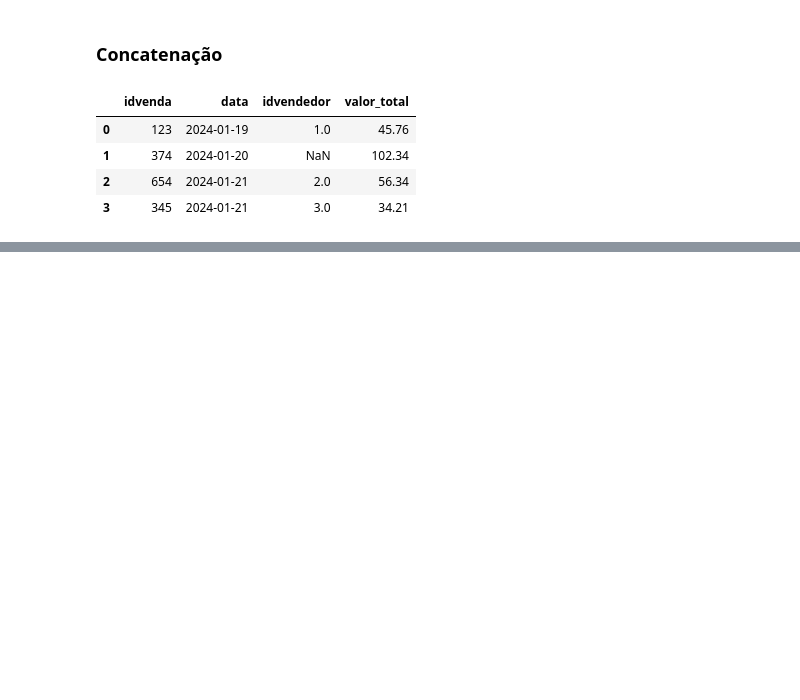
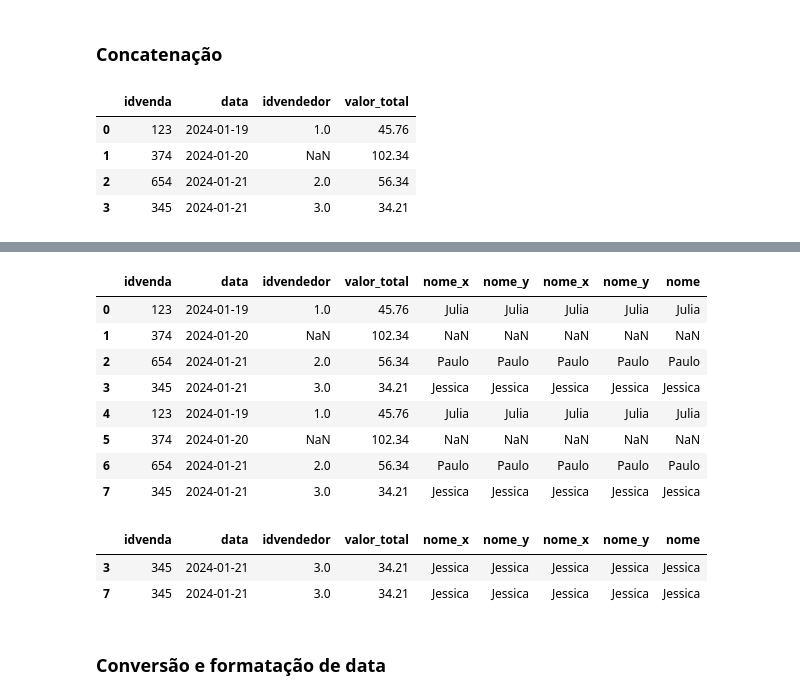
Before and after one commit to DanRelief/DanRelief, a Jupyter notebook: Pandas.ipynb, the cells around one changed output, grey strips where cells are left out. Saved outputs shown, nothing was run; the diff lists cells and outputs as text; code cells hidden in the pictures; blank space fills up the shorter version.

```diff
--- a/Pandas.ipynb
+++ b/Pandas.ipynb
@@ -1394,3 +1394,10 @@ df1
 | 1 | 374 | 2024-01-20 | NaN | 102.34 |
 | 2 | 654 | 2024-01-21 | 2.0 | 56.34 |
 | 3 | 345 | 2024-01-21 | 3.0 | 34.21 |
+# %%
+data= {'idvenda': [123, 374, 654, 345],
+       'data': ['2024-01-19', '2024-01-20', '2024-01-21', '2024-01-21'],
+       'idvendedor': [1, np.nan, 2, 3],
+       'valor_total': [45.76, 102.34, 56.34, 34.21]} #dicionário com informações
+df2 = pd.DataFrame.from_dict(data) #variável que recebe o dicionário
+df2
@@ -1396,0 +1410,3 @@ df1
+# %%
+data_complete= pd.concat([df1, df2], ignore_index= True) #concatenando os dois dataframes
+data_complete #se eu quiser realizar um filtro com o nome dos vendedores, eu não vou conseguir, pois aqui eu só tenho o id deles
@@ -1396,0 +1425,5 @@ df1
+# %%
+data= {'idvendedor': [1,2,3,4],
+       'nome': ['Julia', 'Paulo', 'Jessica', 'Marcos']}
+df_vendedor= pd.DataFrame.from_dict(data)
+df_vendedor #gerando um dicionário com os nomes dos vendedores
@@ -1396,0 +1449,24 @@ df1
+# %%
+data_complete= data_complete.merge(df_vendedor,
+                   how= "left", #agora será feito com base na tabela da esquerda, independente se haja correspondência na tabela da direita.
+                   left_on= ["idvendedor"],
+                   right_on= ["idvendedor"] )
+data_complete
+# %% [output]
+|  | idvenda | data | idvendedor | valor_total | nome_x | nome_y | nome_x | nome_y | nome |
+| 0 | 123 | 2024-01-19 | 1.0 | 45.76 | Julia | Julia | Julia | Julia | Julia |
+| 1 | 374 | 2024-01-20 | NaN | 102.34 | NaN | NaN | NaN | NaN | NaN |
+| 2 | 654 | 2024-01-21 | 2.0 | 56.34 | Paulo | Paulo | Paulo | Paulo | Paulo |
+| 3 | 345 | 2024-01-21 | 3.0 | 34.21 | Jessica | Jessica | Jessica | Jessica | Jessica |
+| 4 | 123 | 2024-01-19 | 1.0 | 45.76 | Julia | Julia | Julia | Julia | Julia |
+| 5 | 374 | 2024-01-20 | NaN | 102.34 | NaN | NaN | NaN | NaN | NaN |
+| 6 | 654 | 2024-01-21 | 2.0 | 56.34 | Paulo | Paulo | Paulo | Paulo | Paulo |
+| 7 | 345 | 2024-01-21 | 3.0 | 34.21 | Jessica | Jessica | Jessica | Jessica | Jessica |
+# %%
+data_complete.query("nome== 'Jessica' ") #filtrando nomes
+# %% [output]
+|  | idvenda | data | idvendedor | valor_total | nome_x | nome_y | nome_x | nome_y | nome |
+| 3 | 345 | 2024-01-21 | 3.0 | 34.21 | Jessica | Jessica | Jessica | Jessica | Jessica |
+| 7 | 345 | 2024-01-21 | 3.0 | 34.21 | Jessica | Jessica | Jessica | Jessica | Jessica |
+# %% [markdown]
+### Conversão e formatação de data
```
Also changed, not shown: parts of 10 cells of this notebook.
